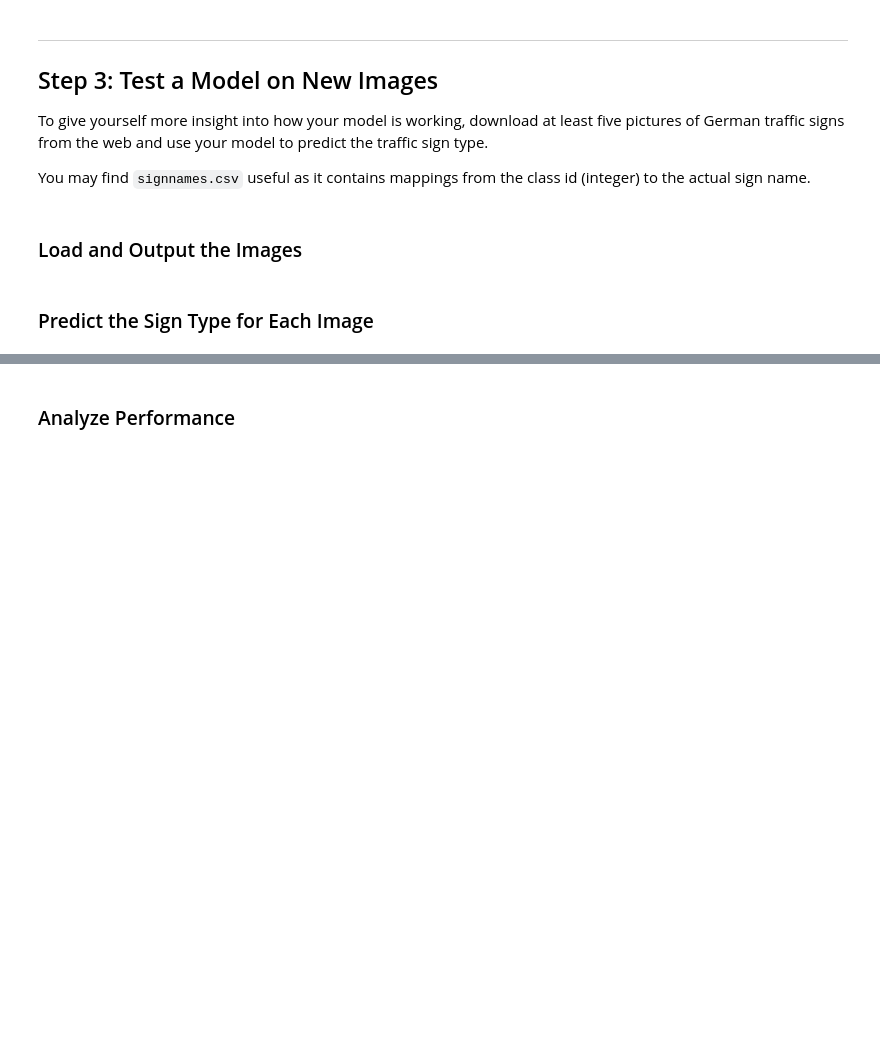
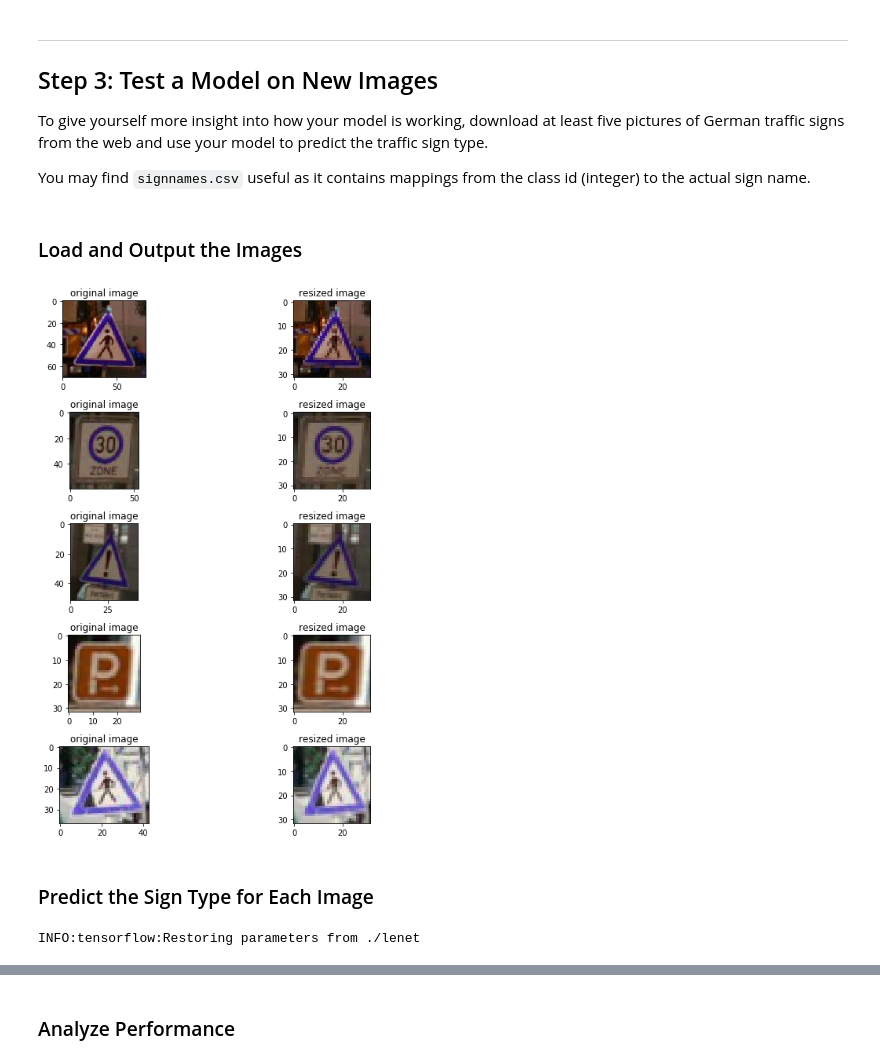
Before and after one commit to niechen/CarND-Traffic-Sign-Classifier-Project, a Jupyter notebook: Traffic_Sign_Classifier.ipynb, the cells around one changed output, grey strips where cells are left out. Cells and saved outputs as stored; diff of their text form; code cells hidden in the pictures; blank space fills up the shorter version.

```diff
--- a/Traffic_Sign_Classifier.ipynb
+++ b/Traffic_Sign_Classifier.ipynb
@@ -355,6 +366,31 @@ You may find `signnames.csv` useful as it contains mappings from the class id (i
 # %%
 ### Load the images and plot them here.
 ### Feel free to use as many code cells as needed.
+# %%
+import glob
+resized_imgs = []
+test_img_files = glob.glob("test/*.tiff")
+n_test_img = len(test_img_files)
+
+fig = plt.figure(figsize=(10,10))
+
+for i, img_file in enumerate(test_img_files):
+    img = cv2.imread(img_file)
+    resized_img = np.zeros((32,32,3))
+    resized_img = cv2.resize(img, (32,32))
+#     plt.imshow(img)
+#     plt.imshow(resized_img)
+    resized_imgs.append(resized_img)
+
+    ax = fig.add_subplot(n_test_img, 2, i*2+1)
+    ax.imshow(img)
+    ax.set_title("original image")
+    ax = fig.add_subplot(n_test_img, 2, i*2+2)
+    ax.imshow(resized_img)
+    ax.set_title("resized image")
+plt.tight_layout()
+# %% [output]
+[figure, added]
 # %% [markdown]
 ### Predict the Sign Type for Each Image
 # %%
@@ -363,0 +404,6 @@ You may find `signnames.csv` useful as it contains mappings from the class id (i
+# %%
+with tf.Session() as sess:
+    saver.restore(sess, tf.train.latest_checkpoint('.'))
+    test_prob = tf.nn.softmax(logits).eval(feed_dict={x: test_img})
+# %% [output]
+INFO:tensorflow:Restoring parameters from ./lenet
```
Also changed, not shown: parts of 15 cells of this notebook.
